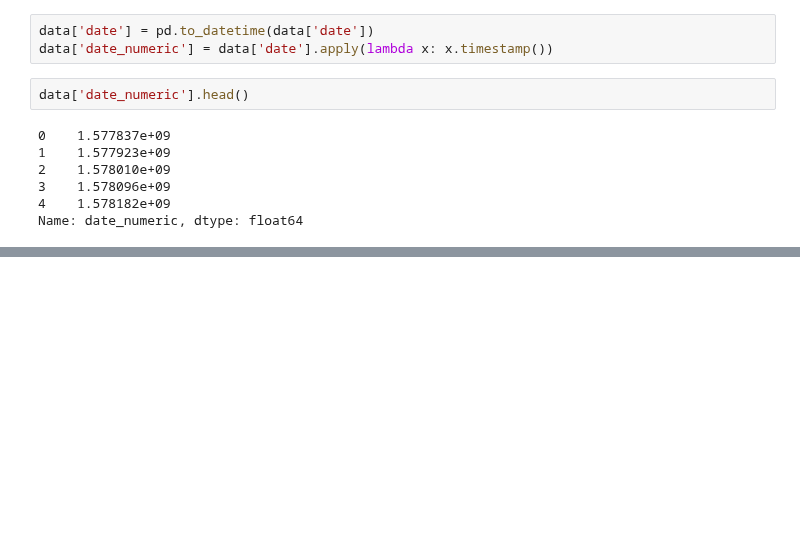
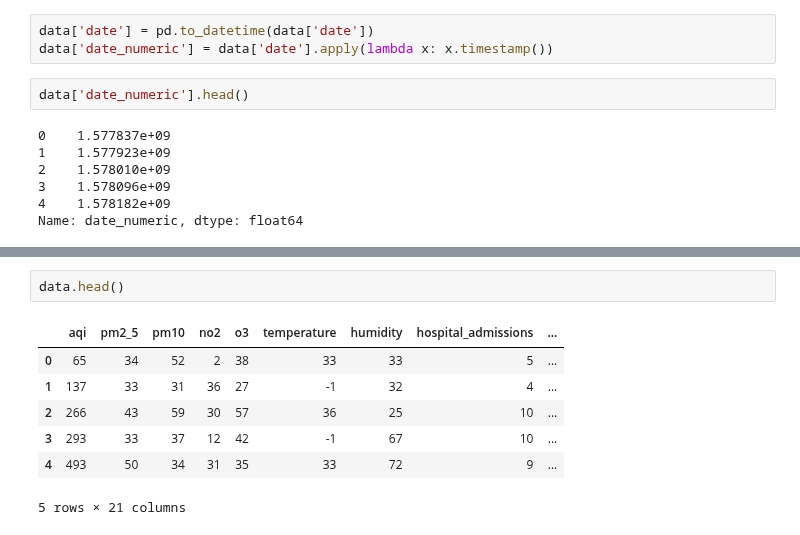
Before and after one commit to GENTLEW1ND/Python, a Jupyter notebook: air-quality-and-temperature.ipynb, the cells around one changed output, grey strips where cells are left out. Saved outputs shown, nothing was run; the diff lists cells and outputs as text; blank space fills up the shorter version.

Commit message:
Kaggle Notebook | Air quality and temperature | Version 4

```diff
--- a/air-quality-and-temperature.ipynb
+++ b/air-quality-and-temperature.ipynb
@@ -159,0 +227,10 @@ Name: date_numeric, dtype: float64
+# %%
+data.head()
+# %% [output]
+|  | aqi | pm2_5 | pm10 | no2 | o3 | temperature | humidity | hospital_admissions | ... |
+| 0 | 65 | 34 | 52 | 2 | 38 | 33 | 33 | 5 | ... |
+| 1 | 137 | 33 | 31 | 36 | 27 | -1 | 32 | 4 | ... |
+| 2 | 266 | 43 | 59 | 30 | 57 | 36 | 25 | 10 | ... |
+| 3 | 293 | 33 | 37 | 12 | 42 | -1 | 67 | 10 | ... |
+| 4 | 493 | 50 | 34 | 31 | 35 | 33 | 72 | 9 | ... |
+5 rows × 21 columns
```
Also changed, not shown: parts of 8 cells of this notebook.
